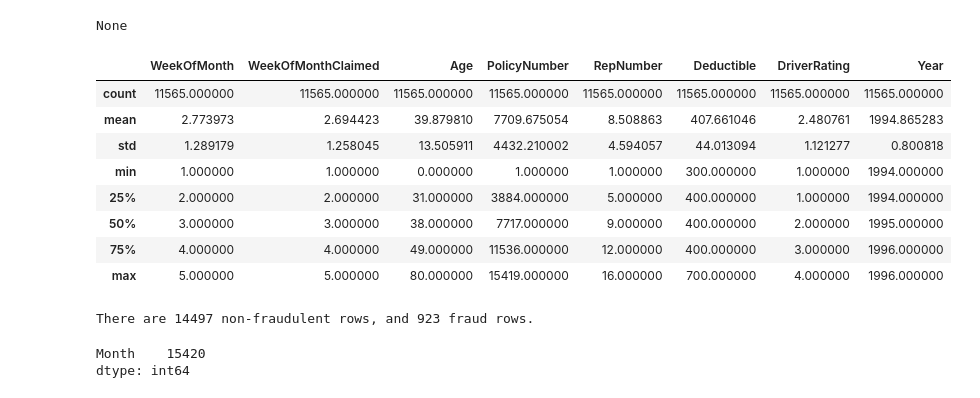
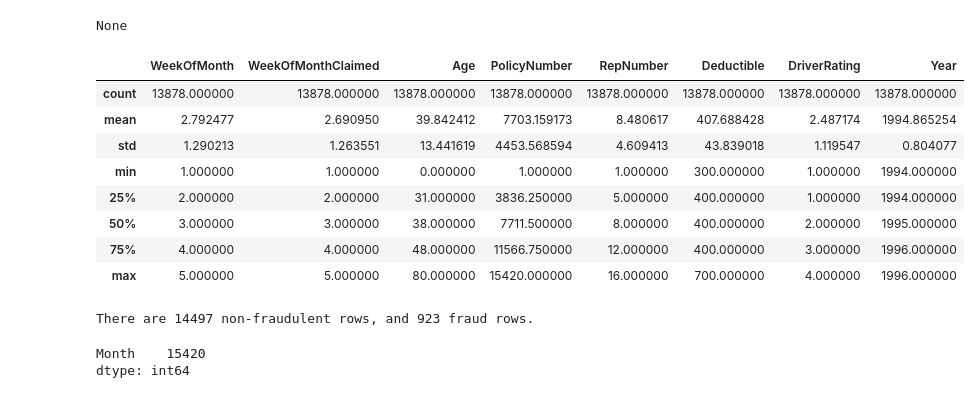
Before and after one commit to ballen614/ML_Fraud_Detection, a Jupyter notebook: fraud_detection_analysis.ipynb, the cells around one changed output. Saved outputs shown, nothing was run; the diff lists cells and outputs as text; code cells hidden in the pictures.

```diff
--- a/fraud_detection_analysis.ipynb
+++ b/fraud_detection_analysis.ipynb
@@ -61,26 +52,27 @@ None
 # %%
 # Split the data into training and testing sets
 X = df.drop(columns='y')
 y = df['y'].values.reshape(-1,1)
 
 # Show the X_train dataset
-X_train, X_test, y_train, y_test = train_test_split(X,y)
+X_train, X_test, y_train, y_test = train_test_split(X,y, train_size=.9)
 display(X_train.describe())
-
-# How balanced is the data?
-values, counts = np.unique(y, return_counts=True)
-print(f"There are {counts[0]} non-fraudulent rows, and {counts[1]} fraud rows.")
 # %% [output]
 |  | WeekOfMonth | WeekOfMonthClaimed | Age | PolicyNumber | RepNumber | Deductible | DriverRating | Year |
-| count | 11565.000000 | 11565.000000 | 11565.000000 | 11565.000000 | 11565.000000 | 11565.000000 | 11565.000000 | 11565.000000 |
-| mean | 2.773973 | 2.694423 | 39.879810 | 7709.675054 | 8.508863 | 407.661046 | 2.480761 | 1994.865283 |
-| std | 1.289179 | 1.258045 | 13.505911 | 4432.210002 | 4.594057 | 44.013094 | 1.121277 | 0.800818 |
+| count | 13878.000000 | 13878.000000 | 13878.000000 | 13878.000000 | 13878.000000 | 13878.000000 | 13878.000000 | 13878.000000 |
+| mean | 2.792477 | 2.690950 | 39.842412 | 7703.159173 | 8.480617 | 407.688428 | 2.487174 | 1994.865254 |
+| std | 1.290213 | 1.263551 | 13.441619 | 4453.568594 | 4.609413 | 43.839018 | 1.119547 | 0.804077 |
 | min | 1.000000 | 1.000000 | 0.000000 | 1.000000 | 1.000000 | 300.000000 | 1.000000 | 1994.000000 |
-| 25% | 2.000000 | 2.000000 | 31.000000 | 3884.000000 | 5.000000 | 400.000000 | 1.000000 | 1994.000000 |
-| 50% | 3.000000 | 3.000000 | 38.000000 | 7717.000000 | 9.000000 | 400.000000 | 2.000000 | 1995.000000 |
-| 75% | 4.000000 | 4.000000 | 49.000000 | 11536.000000 | 12.000000 | 400.000000 | 3.000000 | 1996.000000 |
-| max | 5.000000 | 5.000000 | 80.000000 | 15419.000000 | 16.000000 | 700.000000 | 4.000000 | 1996.000000 |
+| 25% | 2.000000 | 2.000000 | 31.000000 | 3836.250000 | 5.000000 | 400.000000 | 1.000000 | 1994.000000 |
+| 50% | 3.000000 | 3.000000 | 38.000000 | 7711.500000 | 8.000000 | 400.000000 | 2.000000 | 1995.000000 |
+| 75% | 4.000000 | 4.000000 | 48.000000 | 11566.750000 | 12.000000 | 400.000000 | 3.000000 | 1996.000000 |
+| max | 5.000000 | 5.000000 | 80.000000 | 15420.000000 | 16.000000 | 700.000000 | 4.000000 | 1996.000000 |
-There are 14497 non-fraudulent rows, and 923 fraud rows.
+# %%
+# How balanced is the data?
+values, counts = np.unique(y, return_counts=True)
+print(f"There are {counts[0]} non-fraudulent rows, and {counts[1]} fraud rows.")
+# %% [output]
+There are 14497 non-fraudulent rows, and 923 fraud rows.
 # %%
 # Test for null values, should be 15420 rows
 X.dropna().count().head(1)
```
Also changed, not shown: parts of 11 cells of this notebook.
